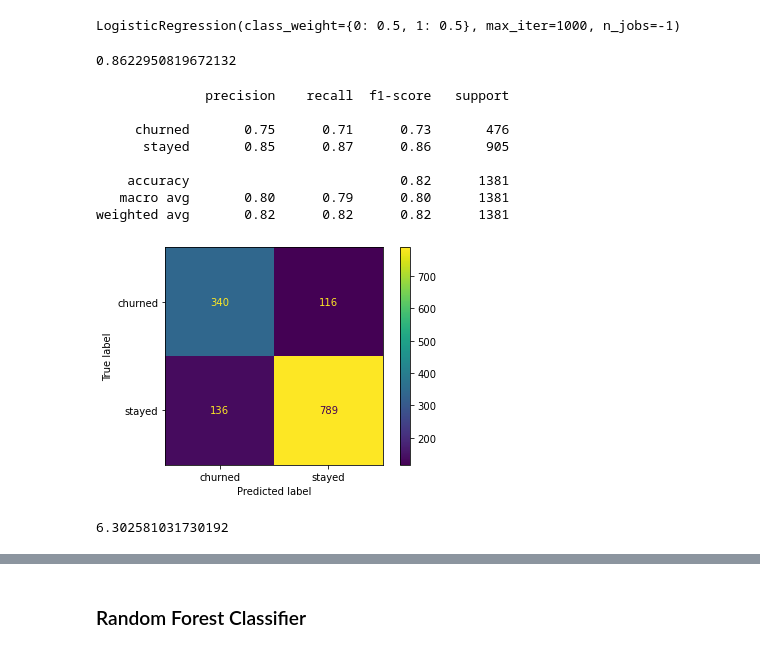
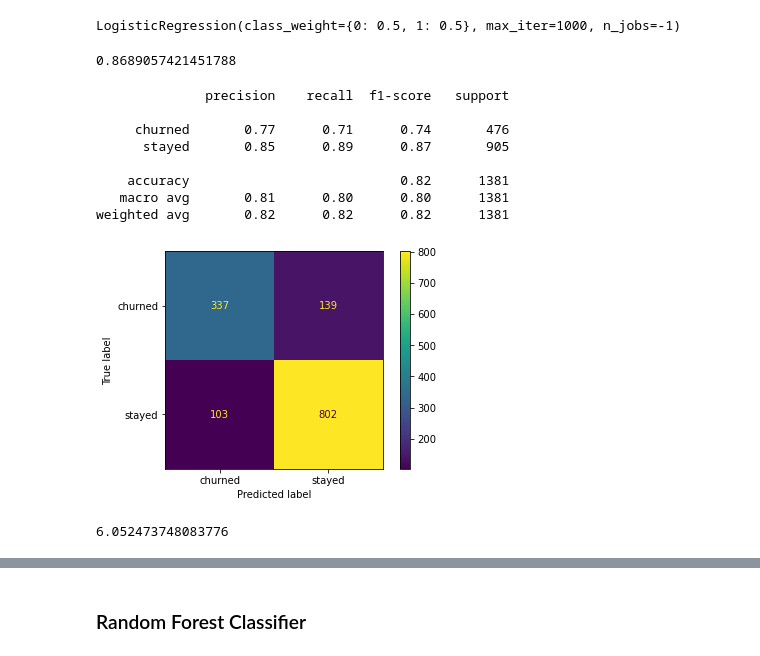
Before and after one commit to JUBRIL-ADEBOGUN/Telecom-Customer-Churn, a Jupyter notebook: Customer-churn-prediction.ipynb, the cells around one changed output, grey strips where cells are left out. Saved outputs shown, nothing was run; the diff lists cells and outputs as text; code cells hidden in the pictures.

```diff
--- a/Customer-churn-prediction.ipynb
+++ b/Customer-churn-prediction.ipynb
@@ -203,7 +203,7 @@ See the caveats in the documentation: https://pandas.pydata.org/pandas-docs/stab
 | 4 | 4 | 0013-EXCHZ | Female | 75 | Yes | 0 | Camarillo | 93010 | 34.227846 | ... |
 5 rows × 37 columns
 # %%
-df2 = df1.drop(['Unnamed: 0', 'Customer ID', 'Zip Code'], axis=1)
+df2 = df1.drop(['Unnamed: 0', 'Customer ID', 'Zip Code', 'City'], axis=1)
 # %%
 num_cols = [col for col in df2.columns if df2[col].dtype != 'object']
 cat_cols = [col for col in df2.columns if df2[col].dtype == 'object']
@@ -226,4 +224,4 @@ high_tran = pd.DataFrame(le.fit_transform(df2[high_cad]), columns=[high_cad])
 # %%
-df2.loc[:,high_cad] = high_tran
+# df2.loc[:,high_cad] = high_tran
 # %%
-df3 = pd.get_dummies(df2, columns=low_cad)
+df3 = pd.get_dummies(df2, columns=cat_cols)
@@ -316,6 +316,6 @@ from sklearn.svm import SVC
 # %%
 y = df4['Customer Status']
 X = df4.drop(['Customer Status', 'Phone Service_Yes', 'Internet Service_Yes'],axis=1)
-x_train, x_valid, y_train, y_valid = train_test_split(X[features], y,  test_size=0.3, stratify=y, shuffle=True, random_state=2022)
+x_train, x_valid, y_train, y_valid = train_test_split(X, y,  test_size=0.3, stratify=y, shuffle=True, random_state=2022)
 x_valid
 # %% [output]
@@ -373,31 +379,31 @@ lr.fit(x_train, y_train)
 # %% [output]
 LogisticRegression(class_weight={0: 0.5, 1: 0.5}, max_iter=1000, n_jobs=-1)
 # %%
-f1_score(lr.predict(x_valid), y_valid)
+f1_score(y_valid, lr.predict(x_valid))
 # %% [output]
-0.8622950819672132
+0.8689057421451788
 # %%
 print(classification_report(y_valid, lr.predict(x_valid), labels=[0,1], target_names=['churned', 'stayed']))
 # %% [output]
               precision    recall  f1-score   support
 
-     churned       0.75      0.71      0.73       476
-      stayed       0.85      0.87      0.86       905
+     churned       0.77      0.71      0.74       476
+      stayed       0.85      0.89      0.87       905
 
     accuracy                           0.82      1381
-   macro avg       0.80      0.79      0.80      1381
+   macro avg       0.81      0.80      0.80      1381
 weighted avg       0.82      0.82      0.82      1381
 # %%
-cm = confusion_matrix(lr.predict(x_valid), y_valid, labels=lr.classes_)
+cm = confusion_matrix(y_valid, lr.predict(x_valid), labels=lr.classes_)
 dist = ConfusionMatrixDisplay(cm, display_labels=['churned', 'stayed'])
 dist.plot()
 plt.show()
 # %% [output]
-[figure, old version]
+[figure, new version]
 # %%
 log_loss(lr.predict(x_valid), y_valid)
 # %% [output]
-6.302581031730192
+6.052473748083776
 # %%
 lr.coef_
 # %% [output]
```
Also changed, not shown: parts of 60 cells of this notebook, 1 other file.
